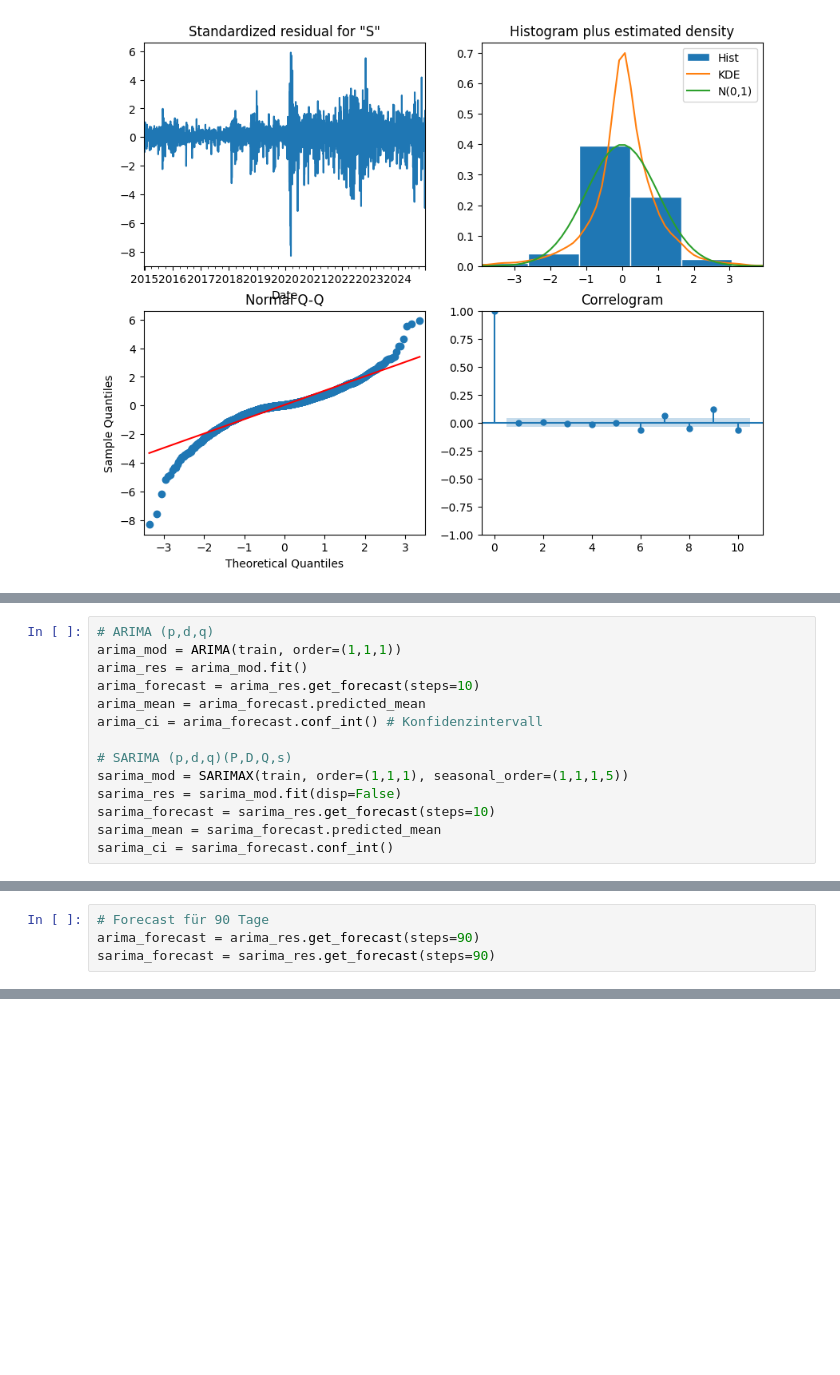
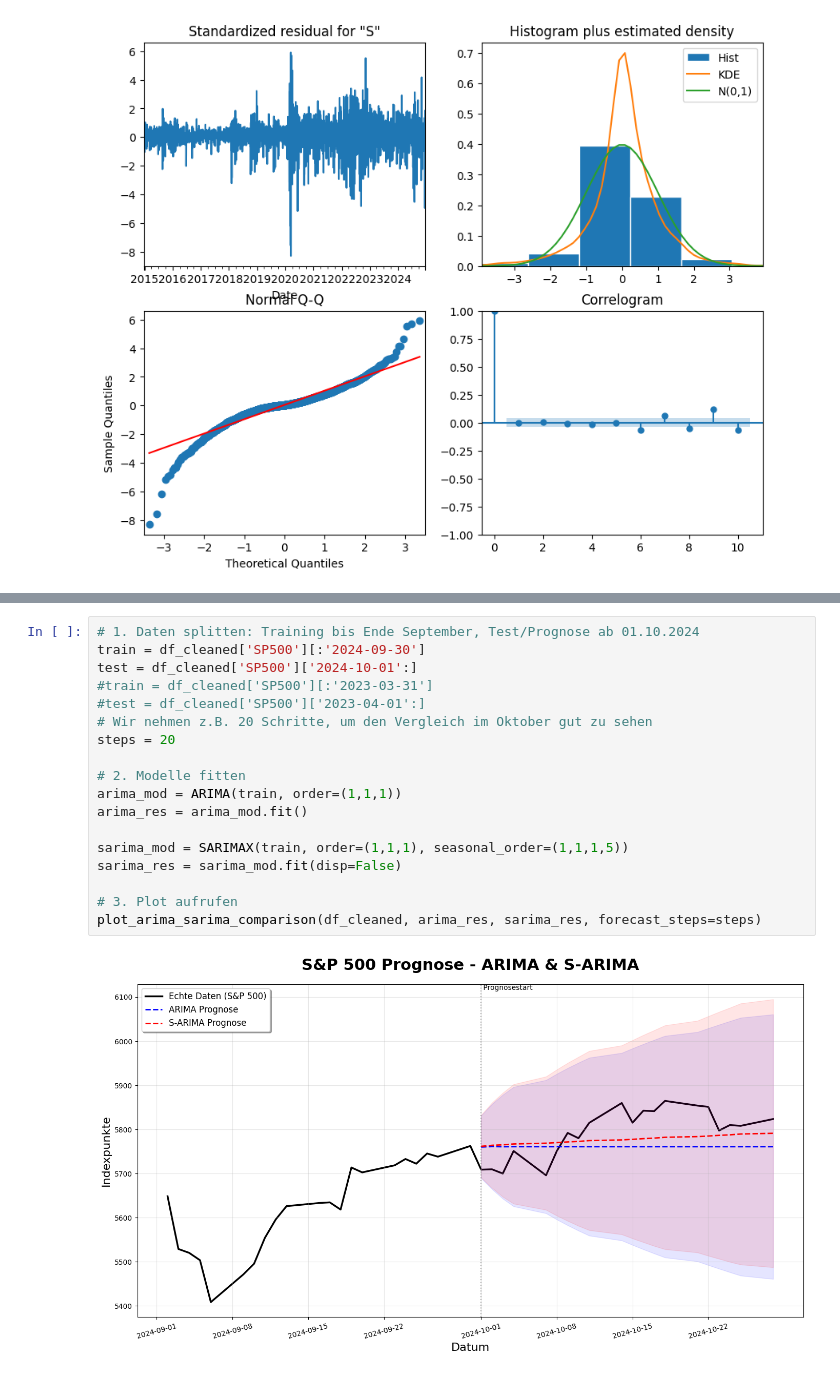
Before and after one commit to ArmannGr/DMS, a Jupyter notebook: ARIMA & S-ARIMA.ipynb, the cells around one changed output, grey strips where cells are left out. Drawn from its saved outputs; the diff is of its cells as text; blank space fills up the shorter version.

```diff
--- a/ARIMA & S-ARIMA.ipynb
+++ b/ARIMA & S-ARIMA.ipynb
@@ -384,14 +344,0 @@ Trainingstage: 2600, Testtage: 10
-# %%
-# ARIMA (p,d,q)
-arima_mod = ARIMA(train, order=(1,1,1))
-arima_res = arima_mod.fit()
-arima_forecast = arima_res.get_forecast(steps=10)
-arima_mean = arima_forecast.predicted_mean
-arima_ci = arima_forecast.conf_int() # Konfidenzintervall
-
-# SARIMA (p,d,q)(P,D,Q,s)
-sarima_mod = SARIMAX(train, order=(1,1,1), seasonal_order=(1,1,1,5))
-sarima_res = sarima_mod.fit(disp=False)
-sarima_forecast = sarima_res.get_forecast(steps=10)
-sarima_mean = sarima_forecast.predicted_mean
-sarima_ci = sarima_forecast.conf_int()
@@ -458,4 +344,0 @@ Trainingstage: 2520, Testtage: 90
-# %%
-# Forecast für 90 Tage
-arima_forecast = arima_res.get_forecast(steps=90)
-sarima_forecast = sarima_res.get_forecast(steps=90)
@@ -482,0 +399,20 @@ plt.show()
+# %%
+# 1. Daten splitten: Training bis Ende September, Test/Prognose ab 01.10.2024
+train = df_cleaned['SP500'][:'2024-09-30']
+test = df_cleaned['SP500']['2024-10-01':]
+#train = df_cleaned['SP500'][:'2023-03-31']
+#test = df_cleaned['SP500']['2023-04-01':]
+# Wir nehmen z.B. 20 Schritte, um den Vergleich im Oktober gut zu sehen
+steps = 20
+
+# 2. Modelle fitten
+arima_mod = ARIMA(train, order=(1,1,1))
+arima_res = arima_mod.fit()
+
+sarima_mod = SARIMAX(train, order=(1,1,1), seasonal_order=(1,1,1,5))
+sarima_res = sarima_mod.fit(disp=False)
+
+# 3. Plot aufrufen
+plot_arima_sarima_comparison(df_cleaned, arima_res, sarima_res, forecast_steps=steps)
+# %% [output]
+[figure, added]
```
Also changed, not shown: parts of 27 cells of this notebook.
